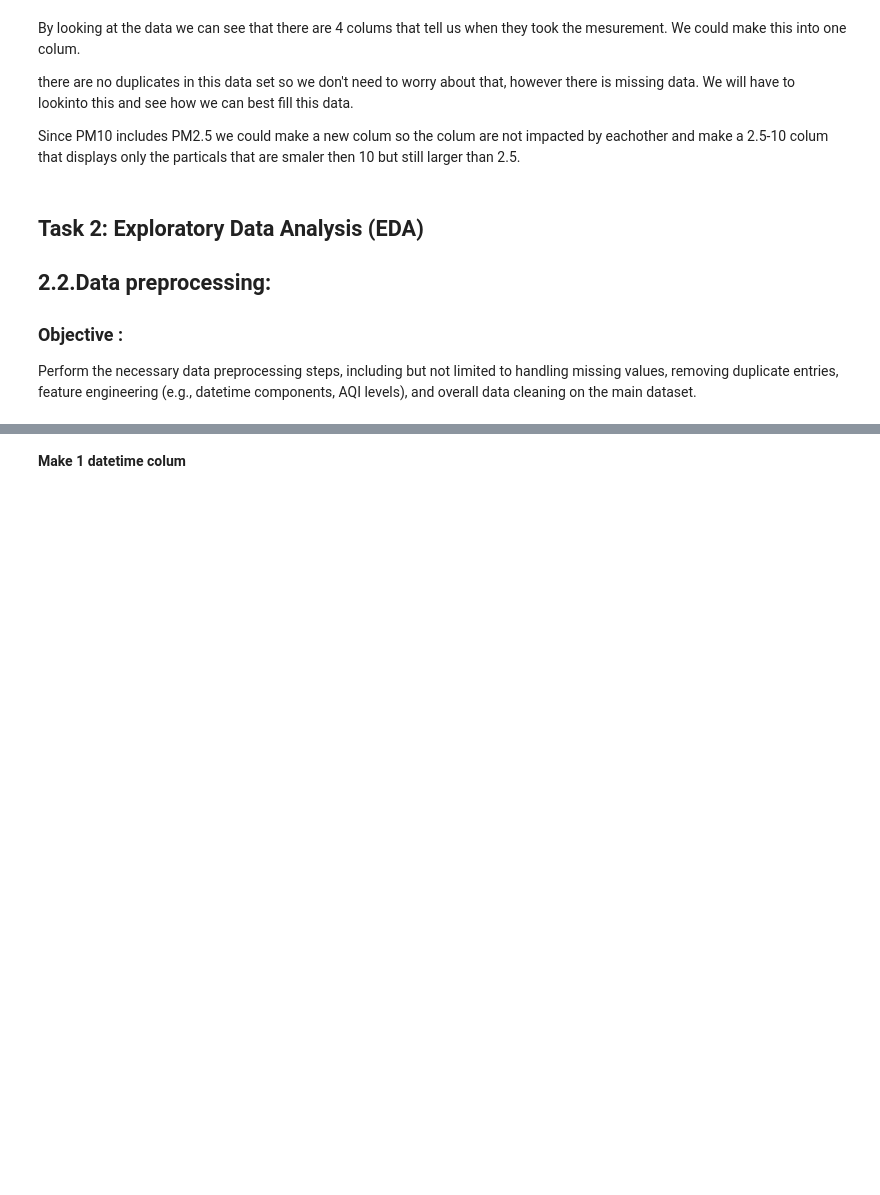
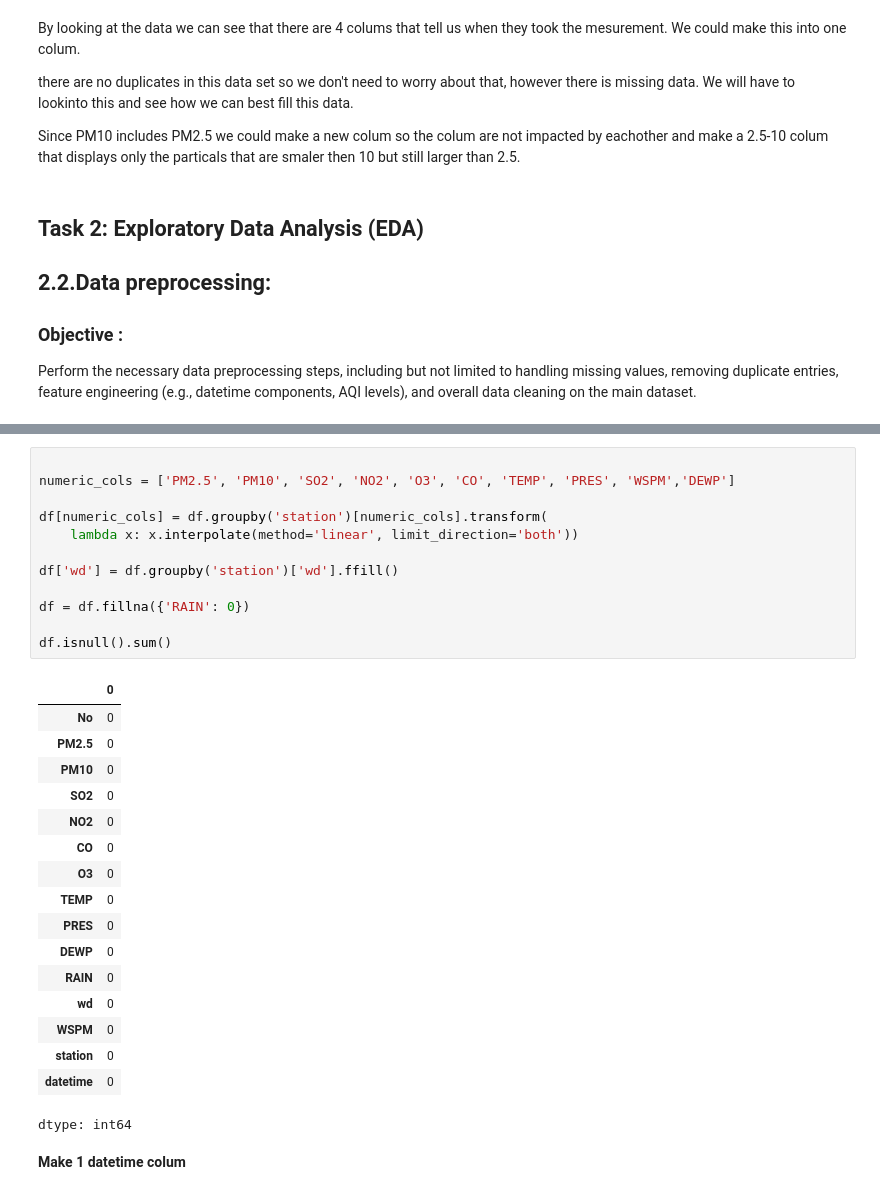
Before and after one commit to SarahPauwels-ucll/prog_for_data_analysis, a Jupyter notebook: load_data.ipynb, the cells around one changed output, grey strips where cells are left out. Drawn from its saved outputs; the diff is of its cells as text; blank space fills up the shorter version.

```diff
--- a/load_data.ipynb
+++ b/load_data.ipynb
@@ -379,3 +386,33 @@ cleaning on the main dataset.
+# %%
+
+numeric_cols = ['PM2.5', 'PM10', 'SO2', 'NO2', 'O3', 'CO', 'TEMP', 'PRES', 'WSPM','DEWP']
+
+df[numeric_cols] = df.groupby('station')[numeric_cols].transform(
+    lambda x: x.interpolate(method='linear', limit_direction='both'))
+
+df['wd'] = df.groupby('station')['wd'].ffill()
+
+df = df.fillna({'RAIN': 0})
+
+df.isnull().sum()
+# %% [output]
+|  | 0 |
+| No | 0 |
+| PM2.5 | 0 |
+| PM10 | 0 |
+| SO2 | 0 |
+| NO2 | 0 |
+| CO | 0 |
+| O3 | 0 |
+| TEMP | 0 |
+| PRES | 0 |
+| DEWP | 0 |
+| RAIN | 0 |
+| wd | 0 |
+| WSPM | 0 |
+| station | 0 |
+| datetime | 0 |
+dtype: int64
 # %% [markdown]
 **Make 1 datetime colum**
 # %%
```
Also changed, not shown: parts of 1 cell of this notebook.
